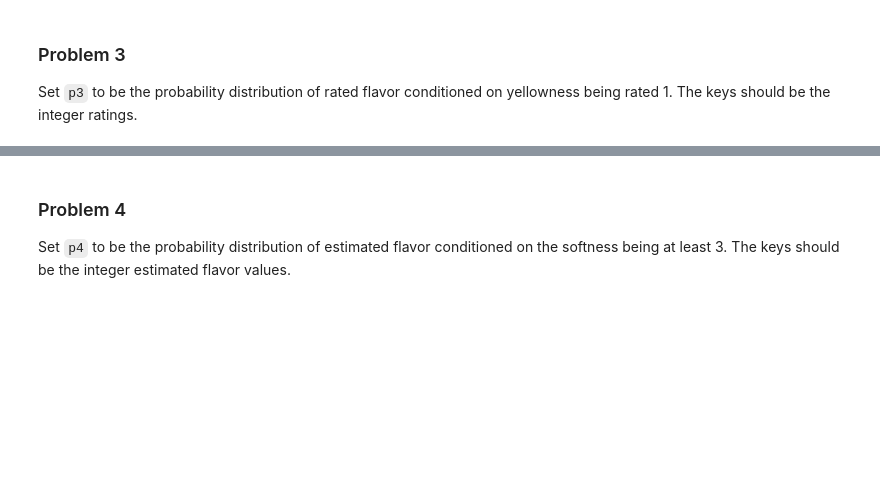
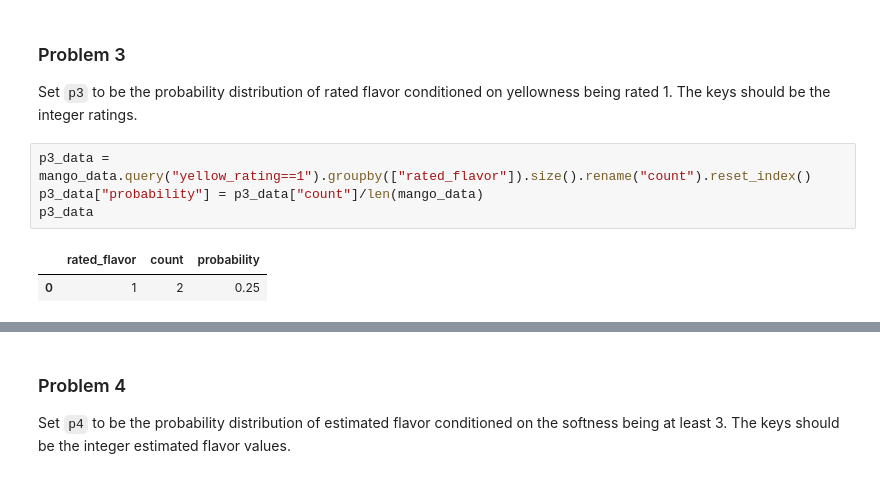
Before and after one commit to JonG-2025/dx601-homework-06, a Jupyter notebook: homework.ipynb, the cells around one changed output, grey strips where cells are left out. Drawn from its saved outputs; the diff is of its cells as text; blank space fills up the shorter version.

```diff
--- a/homework.ipynb
+++ b/homework.ipynb
@@ -140,3 +140,10 @@ p2
 
 Set `p3` to be the probability distribution of rated flavor conditioned on yellowness being rated 1.
 The keys should be the integer ratings.
+# %%
+p3_data = mango_data.query("yellow_rating==1").groupby(["rated_flavor"]).size().rename("count").reset_index()
+p3_data["probability"] = p3_data["count"]/len(mango_data)
+p3_data
+# %% [output]
+|  | rated_flavor | count | probability |
+| 0 | 1 | 2 | 0.25 |
```
Also changed, not shown: parts of 3 cells of this notebook.
